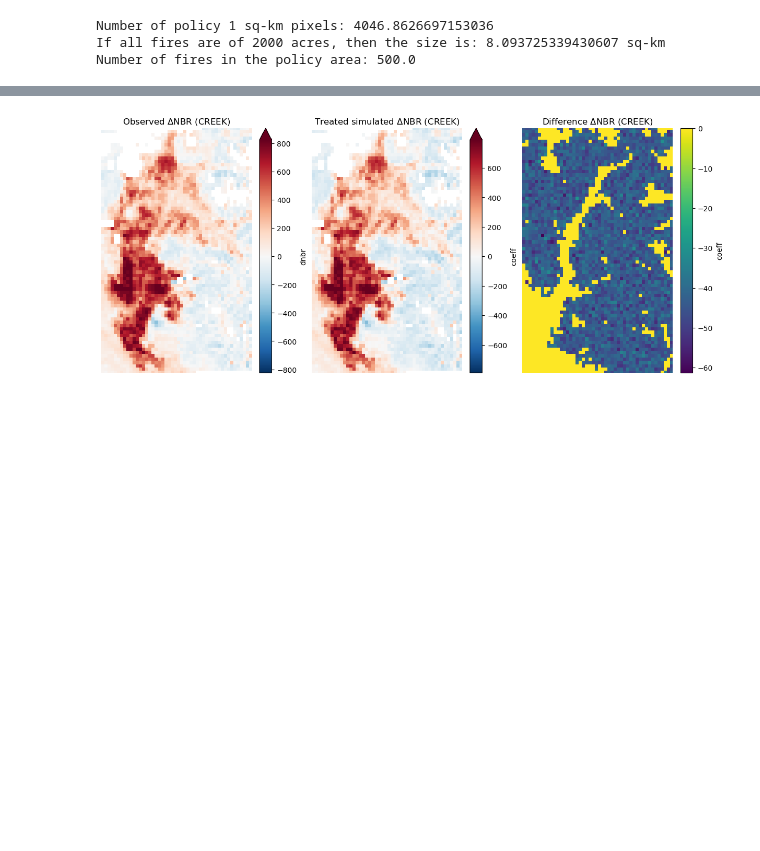
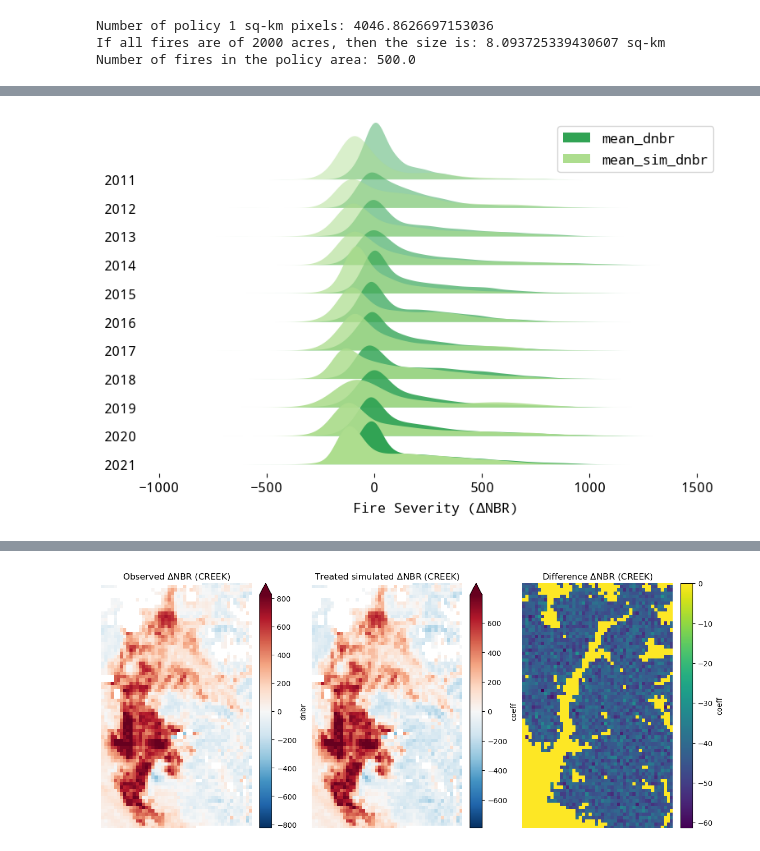
Before and after one commit to echolab-stanford/prescribed_fires, a Jupyter notebook: analysis/simulation.ipynb, the cells around one changed output, grey strips where cells are left out. Cells and saved outputs as stored; diff of their text form; code cells hidden in the pictures; blank space fills up the shorter version.

```diff
--- a/analysis/simulation.ipynb
+++ b/analysis/simulation.ipynb
@@ -321,0 +293,36 @@ sim_data = sim_data.compute()
+# %%
+import joypy
+
+dist_state = duckdb.query("""
+select year, grid_id,
+    mean(dnbr) as mean_dnbr,
+    mean(sim_dnbr) as mean_sim_dnbr
+from df
+where year is not NULL
+group by year, grid_id
+""")
+
+labels = [str(int(d)) for d in dist_state.to_df().year.unique()]
+fig, axes = joypy.joyplot(dist_state.to_df(),
+                        by="year",
+                        column=["mean_dnbr", "mean_sim_dnbr"],
+                        legend=True,
+                        figsize=(8,5),
+                        fade=True,
+                        overlap=1,
+                        linewidth=0,
+                        tails=0.1,
+                        fill=True,
+                        ylim = 'max',
+                        #sublabels = ["$\Delta$NBR", "Simulated $\Delta$NBR"],
+                        color=["#31a354", "#addd8e"],
+                        )
+
+# Change axis labels
+for ax in axes:
+    ax.set_xlabel("Fire Severity ($\Delta$NBR)")
+
+# Save plot
+#plt.savefig("../figs/dnbr_simulated_joy.png", dpi=300, bbox_inches="tight")
+# %% [output]
+[figure, added]
```
Also changed, not shown: parts of 28 cells of this notebook, 2 other files.
